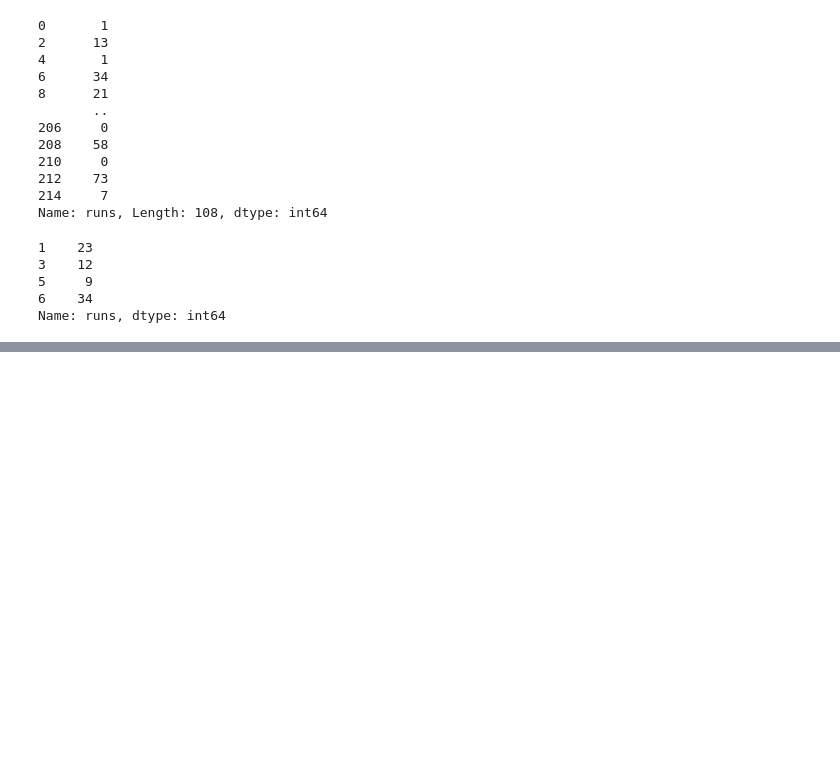
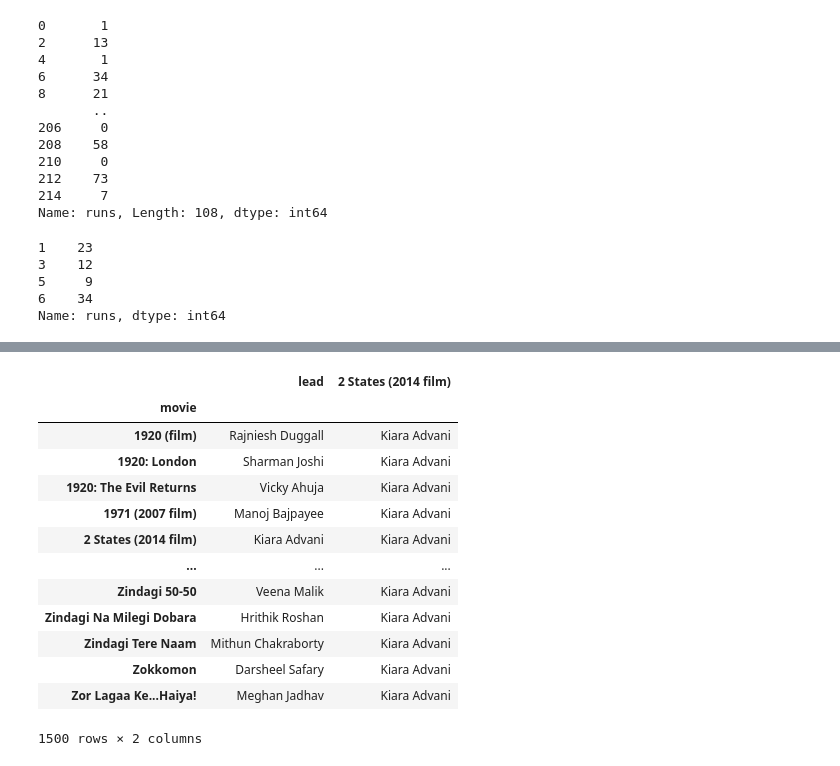
Before and after one commit to mohitjaryal/pandas, a Jupyter notebook: pandas.ipynb, the cells around one changed output, grey strips where cells are left out. Drawn from its saved outputs; the diff is of its cells as text; code cells hidden in the pictures; blank space fills up the shorter version.

```diff
--- a/pandas.ipynb
+++ b/pandas.ipynb
@@ -700,0 +753,19 @@ Name: runs, dtype: int64
+# %%
+# using labeling
+bolly_data.loc['2 States (2014 film)', 'lead'] = 'Kiara Advani'
+bolly_data
+# %% [output]
+|  | lead | 2 States (2014 film) |
+| movie |  |  |
+| 1920 (film) | Rajniesh Duggall | Kiara Advani |
+| 1920: London | Sharman Joshi | Kiara Advani |
+| 1920: The Evil Returns | Vicky Ahuja | Kiara Advani |
+| 1971 (2007 film) | Manoj Bajpayee | Kiara Advani |
+| 2 States (2014 film) | Kiara Advani | Kiara Advani |
+| ... | ... | ... |
+| Zindagi 50-50 | Veena Malik | Kiara Advani |
+| Zindagi Na Milegi Dobara | Hrithik Roshan | Kiara Advani |
+| Zindagi Tere Naam | Mithun Chakraborty | Kiara Advani |
+| Zokkomon | Darsheel Safary | Kiara Advani |
+| Zor Lagaa Ke...Haiya! | Meghan Jadhav | Kiara Advani |
+1500 rows × 2 columns
```
Also changed, not shown: parts of 7 cells of this notebook.
